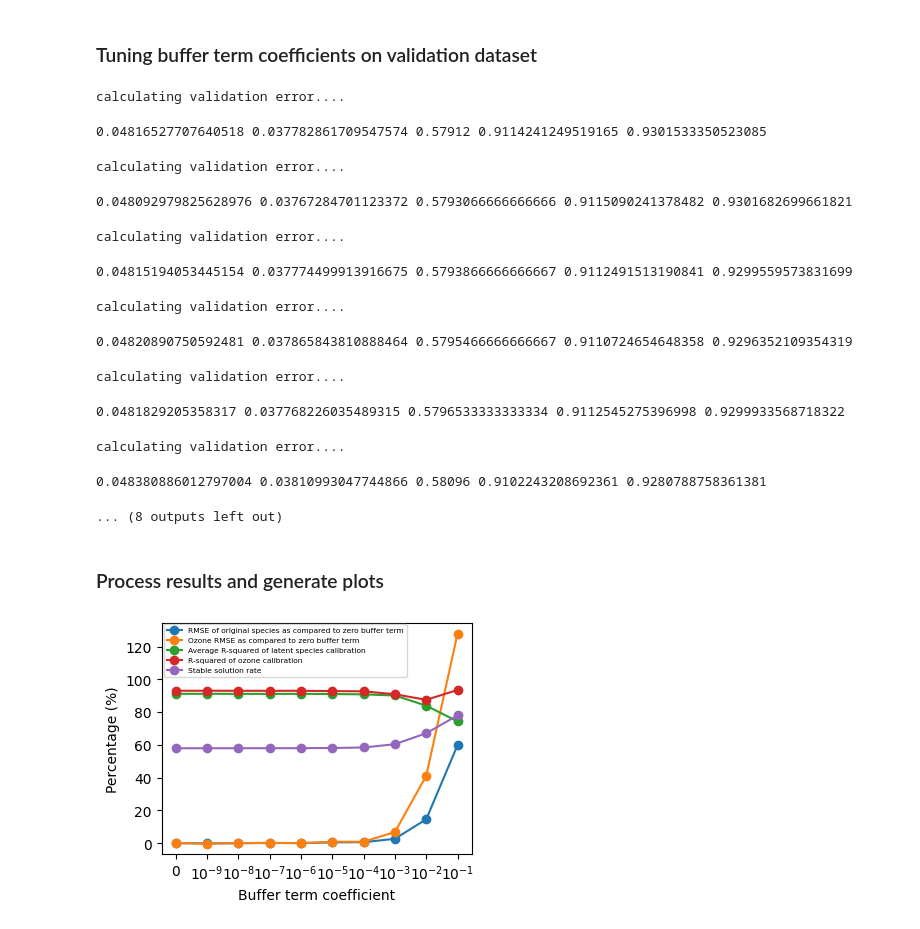
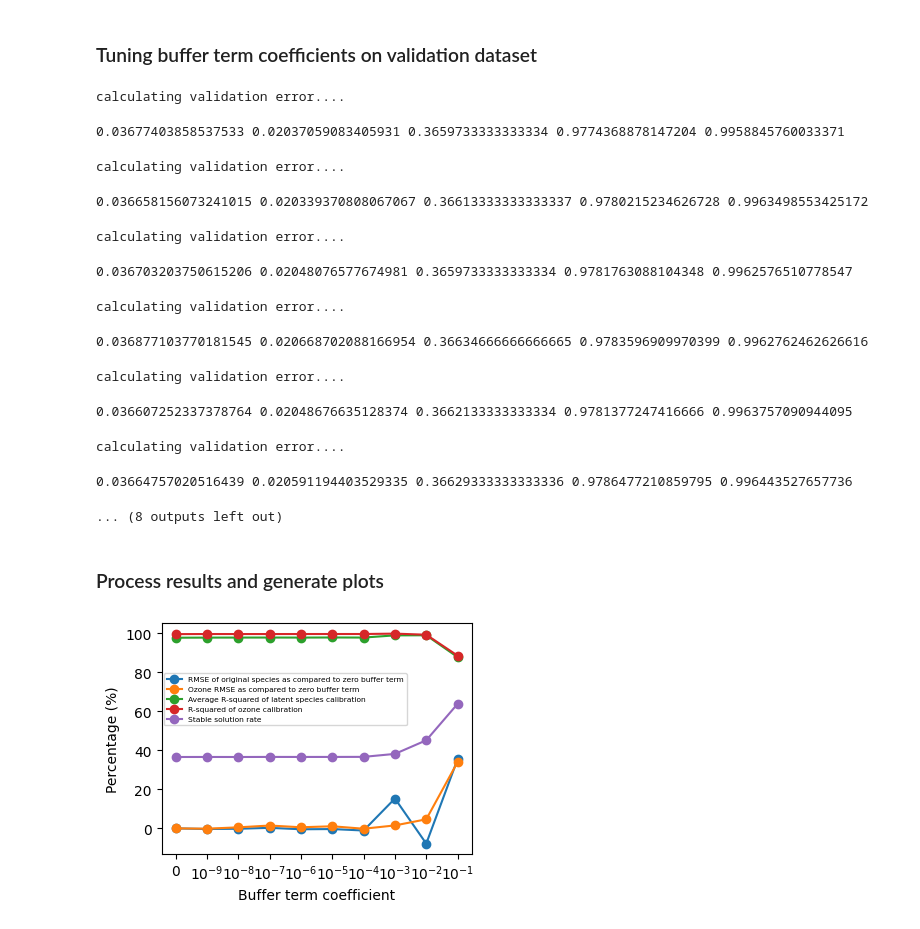
Before and after one commit to linguo4/Uncertainty-Quantification-in-Reduced-Order-Gas-Phase-Atmospheric-Chemistry-Modeling-EnsembleSINDy, a Jupyter notebook: Buffer_Term_Coefficient_Tuning.ipynb, the cells around one changed output. Drawn from its saved outputs; the diff is of its cells as text; code cells hidden in the pictures.

```diff
--- a/Buffer_Term_Coefficient_Tuning.ipynb
+++ b/Buffer_Term_Coefficient_Tuning.ipynb
@@ -28,7 +28,7 @@ for i in range(len(ref_params)):
         ref_param[i,j] = ref_params[i][j]
 ref_params = ref_param
 # %%
-EO = 1.48
+EO = 4
 ref_data[:,:,5] = EO * ref_data[:,:,5]
 # %% [markdown]
 ### PCA
@@ -266,9 +266,9 @@ for coef in coefs:
             emission1_shift = p_[3]
             emission2_shift = p_[4]
             emission3_shift = p_[5]
-            emission1 = 0.001* np.array([0.95*emission1 + 0.05*emission1*np.sin((t +1500) /(1440/2)*np.pi - emission1_shift)])
-            emission2 = 0.1* np.array([0.95*emission2 + 0.05*emission2*np.sin((t +1500) /(1440/2)*np.pi - emission2_shift)])
-            emission3 = 0.001* np.array([0.95*emission3 + 0.05*emission3*np.sin((t +1500) /(1440/2)*np.pi - emission3_shift)])
+            emission1 = 0.0005* np.array([0.95*emission1 + 0.05*emission1*np.sin((t +1500) /(1440/2)*np.pi - emission1_shift)])
+            emission2 = 0.0001* np.array([0.95*emission2 + 0.05*emission2*np.sin((t +1500) /(1440/2)*np.pi - emission2_shift)])
+            emission3 = 0.0008* np.array([0.95*emission3 + 0.05*emission3*np.sin((t +1500) /(1440/2)*np.pi - emission3_shift)])
             depos = np.array([-0.4/(100*12) * 60, -4/(100*15)* 60,-0.5/(100*2) * 60,-0.1/(100*2) * 60,-0.03/2 * 60,-0.1/100 * 60])
             ## interleave combinations of hv, p, T with y_
             temp = np.empty(len(y_)*2)
@@ -372,52 +372,52 @@ for coef in coefs:
     del ensemble_pred_validate
 # %% [output]
 calculating validation error....
-0.04816527707640518 0.037782861709547574 0.57912 0.9114241249519165 0.9301533350523085
+0.03677403858537533 0.02037059083405931 0.3659733333333334 0.9774368878147204 0.9958845760033371
 calculating validation error....
-0.048092979825628976 0.03767284701123372 0.5793066666666666 0.9115090241378482 0.9301682699661821
+0.036658156073241015 0.020339370808067067 0.36613333333333337 0.9780215234626728 0.9963498553425172
 calculating validation error....
-0.04815194053445154 0.037774499913916675 0.5793866666666667 0.9112491513190841 0.9299559573831699
+0.036703203750615206 0.02048076577674981 0.3659733333333334 0.9781763088104348 0.9962576510778547
 calculating validation error....
-0.04820890750592481 0.037865843810888464 0.5795466666666667 0.9110724654648358 0.9296352109354319
+0.036877103770181545 0.020668702088166954 0.36634666666666665 0.9783596909970399 0.9962762462626616
 calculating validation error....
-0.0481829205358317 0.037768226035489315 0.5796533333333334 0.9112545275396998 0.9299933568718322
+0.036607252337378764 0.02048676635128374 0.3662133333333334 0.9781377247416666 0.9963757090944095
 calculating validation error....
-0.048380886012797004 0.03810993047744866 0.58096 0.9102243208692361 0.9280788758361381
+0.03664757020516439 0.020591194403529335 0.36629333333333336 0.9786477210859795 0.996443527657736
 ... (8 outputs left out)
 # %%
-### Load in saved tuning results and generate plots
-# with open("result\\buffer_coef_tuning.npy", 'rb') as f:
-#         res = np.load(f)
-# rmse = res[0]
-# rmse_O3 = res[1]
-# stable = res[2]
-# r2_pc = res[3]
-# r2_O3 = res[4]
+## Load in saved tuning results and generate plots
+with open("result\\buffer_coef_tuning.npy", 'rb') as f:
+        res = np.load(f)
+rmse = res[0]
+rmse_O3 = res[1]
+stable = res[2]
+r2_pc = res[3]
+r2_O3 = res[4]
 # %% [markdown]
 ### Process results and generate plots
 # %%
-rmse = np.array([x[0] for x in res])
-rmse = (rmse-rmse[0])/rmse[0] * 100
-rmse_O3 = np.array([x[1] for x in res])
-rmse_O3 = (rmse_O3-rmse_O3[0])/rmse_O3[0] * 100
-stable = np.array([x[2] for x in res])*100
-r2_O3 = np.array([np.mean(x[4]) for x in res])*100
-r2_pc = np.array([np.mean(x[3]) for x in res])*100
+# rmse = np.array([x[0] for x in res])
+# rmse = (rmse-rmse[0])/rmse[0] * 100
+# rmse_O3 = np.array([x[1] for x in res])
+# rmse_O3 = (rmse_O3-rmse_O3[0])/rmse_O3[0] * 100
+# stable = np.array([x[2] for x in res])*100
+# r2_O3 = np.array([np.mean(x[4]) for x in res])*100
+# r2_pc = np.array([np.mean(x[3]) for x in res])*100
 # %%
 x = range(10)
 plt.figure(figsize=(4,3))
 plt.plot(x, rmse, 'o-', label='RMSE of original species as compared to zero buffer term')
 plt.plot(x, rmse_O3, 'o-', label='Ozone RMSE as compared to zero buffer term')
 plt.plot(x, r2_pc, 'o-', label='Average R-squared of latent species calibration')
 plt.plot(x, r2_O3, 'o-', label='R-squared of ozone calibration')
 plt.plot(x, stable, 'o-', label='Stable solution rate')
 
-plt.legend(loc='upper left', bbox_to_anchor=(-0.005, 1.011), prop={'size': 5.4})
+plt.legend(loc='upper left', bbox_to_anchor=(-0.005, 0.8), prop={'size': 5.4})
 plt.ylabel("Percentage (%)")
 plt.xlabel("Buffer term coefficient")
 plt.xticks(np.arange(10), ['0', '10$^{-9}$', '10$^{-8}$', '10$^{-7}$', '10$^{-6}$', '10$^{-5}$', '10$^{-4}$', '10$^{-3}$', '10$^{-2}$','10$^{-1}$'])
 plt.savefig('figure\\buffer_term.svg', format='svg', dpi=1200, bbox_inches="tight")
 # %% [output]
-[figure, old version]
+[figure, new version]
 # %%
 # np.save("result\\buffer_coef_tuning.npy", np.stack((rmse, rmse_O3, stable, r2_pc, r2_O3)))
```
Also changed, not shown: parts of 2 cells of this notebook, 55 other files.
